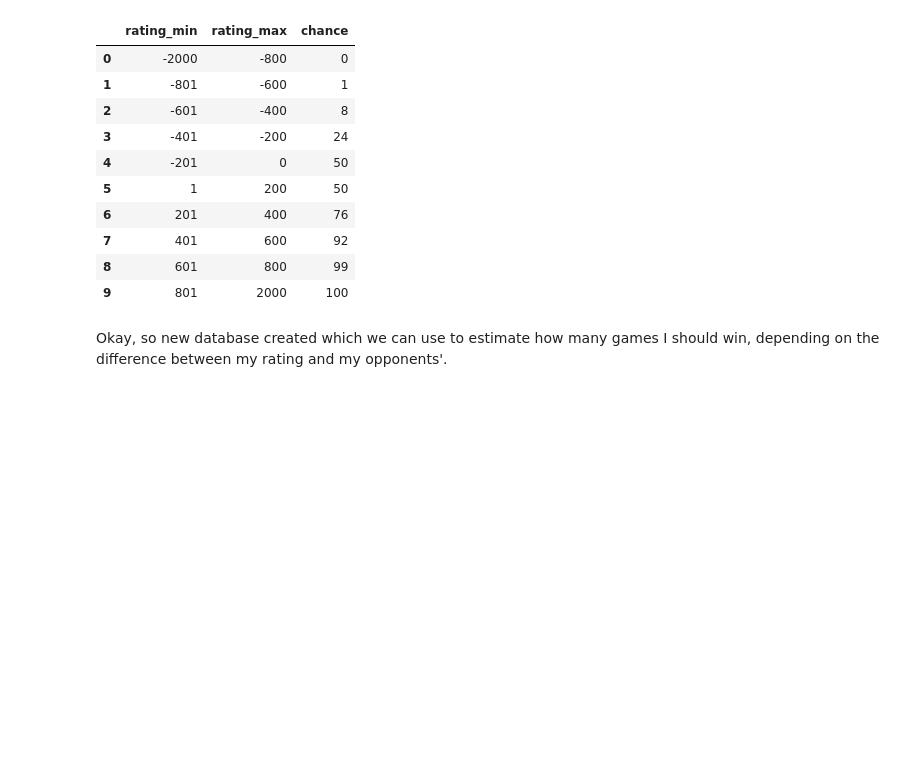
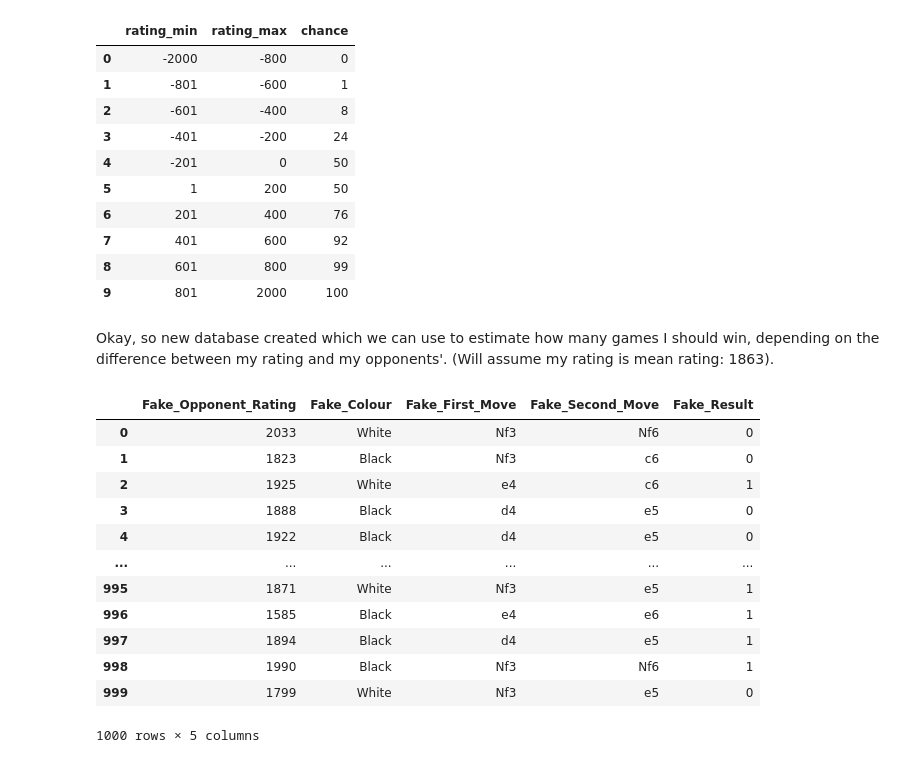
Before and after one commit to HFintan/pda_proj, a Jupyter notebook: pda_proj.ipynb, the cells around one changed output. Cells and saved outputs as stored; diff of their text form; code cells hidden in the pictures; blank space fills up the shorter version.

```diff
--- a/pda_proj.ipynb
+++ b/pda_proj.ipynb
@@ -483,4 +483,33 @@ rating_change
 | 8 | 601 | 800 | 99 |
 | 9 | 801 | 2000 | 100 |
 # %% [markdown]
-Okay, so new database created which we can use to estimate how many games I should win, depending on the difference between my rating and my opponents'.
+Okay, so new database created which we can use to estimate how many games I should win, depending on the difference between my rating and my opponents'. (Will assume my rating is mean rating: 1863).
+# %%
+fake["Fake_Result"]=""
+fake.head()
+
+for i in range(1000):
+    for j in range(9):
+        if rating_change['rating_min'][j]<=(1863-fake['Fake_Opponent_Rating'][i])<=rating_change['rating_max'][j]:
+            weight_dict={
+                1: rating_change['chance'][j]/100,
+                0: 100-rating_change['chance'][j]/100,
+            }
+            fake.at[i,'Fake_Result']=random.choice(list(weight_dict))
+
+
+fake
+# %% [output]
+|  | Fake_Opponent_Rating | Fake_Colour | Fake_First_Move | Fake_Second_Move | Fake_Result |
+| 0 | 2033 | White | Nf3 | Nf6 | 0 |
+| 1 | 1823 | Black | Nf3 | c6 | 0 |
+| 2 | 1925 | White | e4 | c6 | 1 |
+| 3 | 1888 | Black | d4 | e5 | 0 |
+| 4 | 1922 | Black | d4 | e5 | 0 |
+| ... | ... | ... | ... | ... | ... |
+| 995 | 1871 | White | Nf3 | e5 | 1 |
+| 996 | 1585 | Black | e4 | e6 | 1 |
+| 997 | 1894 | Black | d4 | e5 | 1 |
+| 998 | 1990 | Black | Nf3 | Nf6 | 1 |
+| 999 | 1799 | White | Nf3 | e5 | 0 |
+1000 rows × 5 columns
```
Also changed, not shown: parts of 8 cells of this notebook.
